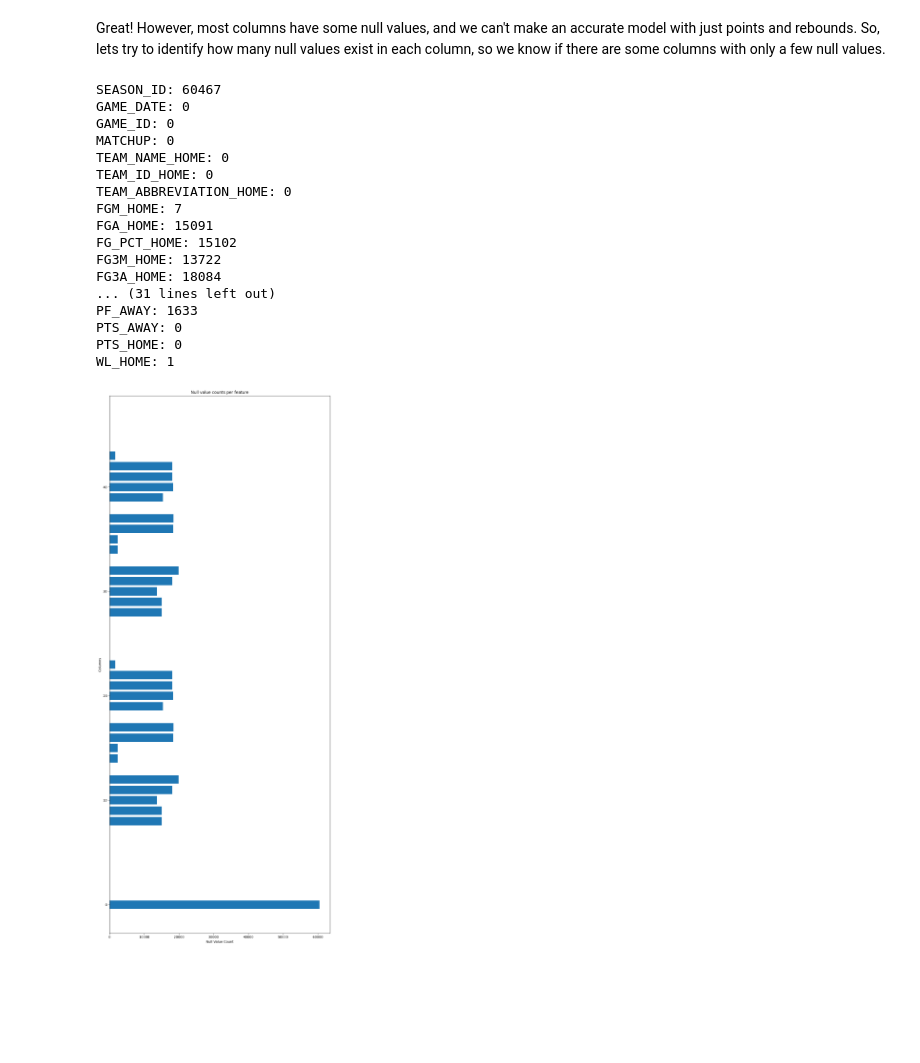
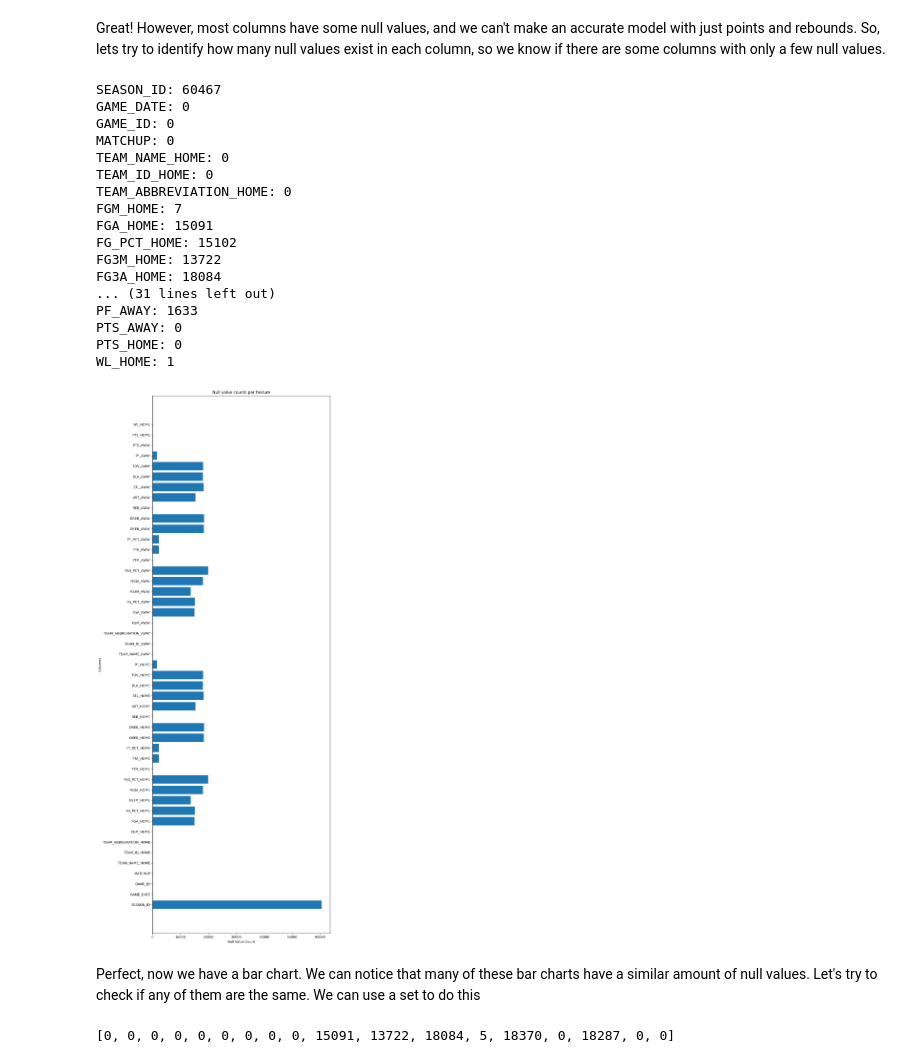
Before and after one commit to zcrennen/BetLSTM, a Jupyter notebook: EDA.ipynb, the cells around one changed output. Saved outputs shown, nothing was run; the diff lists cells and outputs as text; code cells hidden in the pictures; blank space fills up the shorter version.

```diff
--- a/EDA.ipynb
+++ b/EDA.ipynb
@@ -99,32 +99,49 @@ for col in df.columns:
 #Plot this with a massive bar chart
 #Depict massive figure size
 plt.figure(figsize=(10, len(df.columns) / 2))
 
 #Create horizontal bar chart
-plt.barh(range(len(null_counts)), null_counts.values(), tick_label=)
+plt.barh(range(len(null_counts)), null_counts.values())
+
+#Set tick label names
+plt.yticks(range(len(null_counts)), null_counts.keys())
 
 plt.xlabel('Null Value Count')
 plt.ylabel('Columns')
 plt.title('Null value counts per feature')
 
 plt.tight_layout()
 plt.show()
 # %% [output]
 SEASON_ID: 60467
 GAME_DATE: 0
 GAME_ID: 0
 MATCHUP: 0
 TEAM_NAME_HOME: 0
 TEAM_ID_HOME: 0
 TEAM_ABBREVIATION_HOME: 0
 FGM_HOME: 7
 FGA_HOME: 15091
 FG_PCT_HOME: 15102
 FG3M_HOME: 13722
 FG3A_HOME: 18084
 ... (31 lines left out)
 PF_AWAY: 1633
 PTS_AWAY: 0
 PTS_HOME: 0
 WL_HOME: 1
-[figure, old version]
+[figure, new version]
+# %% [markdown]
+Perfect, now we have a bar chart. We can notice that many of these bar charts have a similar amount of null values. Let's try to check if any of them are the same. We can use a set to do this
+# %%
+seen_values = set()
+duplicates = []
+for val in null_counts.values():
+    if val in seen_values:
+        duplicates.append(val)
+    else:
+        seen_values.add(val)
+
+print(duplicates)
+# %% [output]
+[0, 0, 0, 0, 0, 0, 0, 0, 0, 15091, 13722, 18084, 5, 18370, 0, 18287, 0, 0]
```
Also changed, not shown: parts of 5 cells of this notebook.
